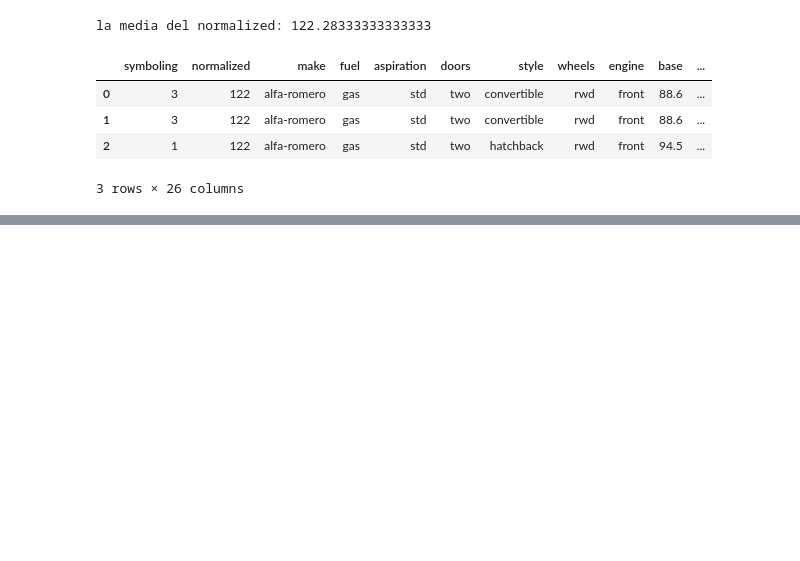
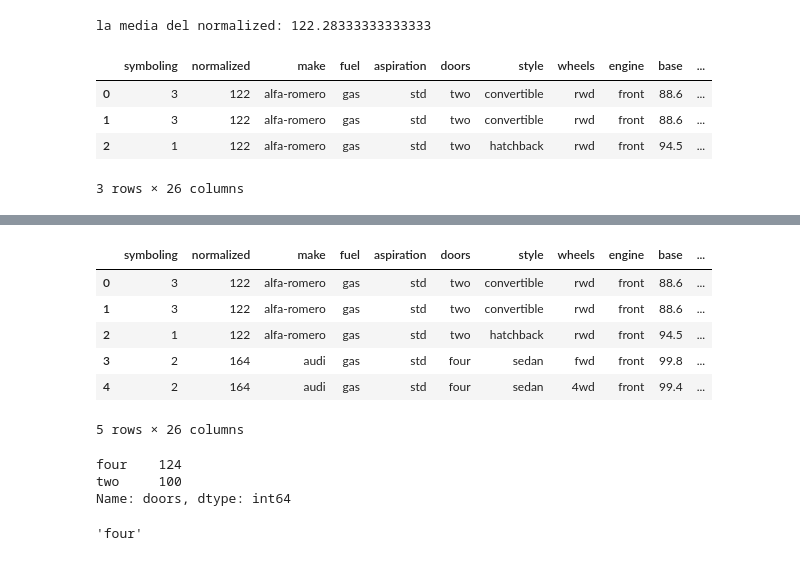
Before and after one commit to nicolecubero/Portafolio-de-evidencias-, a Jupyter notebook: ANALISISDATOS_AUTOS.ipynb, the cells around one changed output, grey strips where cells are left out. Cells and saved outputs as stored; diff of their text form; code cells hidden in the pictures; blank space fills up the shorter version.

```diff
--- a/ANALISISDATOS_AUTOS.ipynb
+++ b/ANALISISDATOS_AUTOS.ipynb
@@ -294,0 +299,20 @@ dfAutos.head(3)
+# %%
+dfAutos.head(5)
+# %% [output]
+|  | symboling | normalized | make | fuel | aspiration | doors | style | wheels | engine | base | ... |
+| 0 | 3 | 122 | alfa-romero | gas | std | two | convertible | rwd | front | 88.6 | ... |
+| 1 | 3 | 122 | alfa-romero | gas | std | two | convertible | rwd | front | 88.6 | ... |
+| 2 | 1 | 122 | alfa-romero | gas | std | two | hatchback | rwd | front | 94.5 | ... |
+| 3 | 2 | 164 | audi | gas | std | four | sedan | fwd | front | 99.8 | ... |
+| 4 | 2 | 164 | audi | gas | std | four | sedan | 4wd | front | 99.4 | ... |
+5 rows × 26 columns
+# %%
+dfAutos["doors"].value_counts() #se puede hacer de esta forma mas general , esto para saber cual es el dato mas frecuente que se usa
+# %% [output]
+four    124
+two     100
+Name: doors, dtype: int64
+# %%
+dfAutos["doors"].value_counts().idxmax() # o se puede hacer de esta otra forma mas especifico
+# %% [output]
+'four'
```
Also changed, not shown: parts of 21 cells of this notebook.
